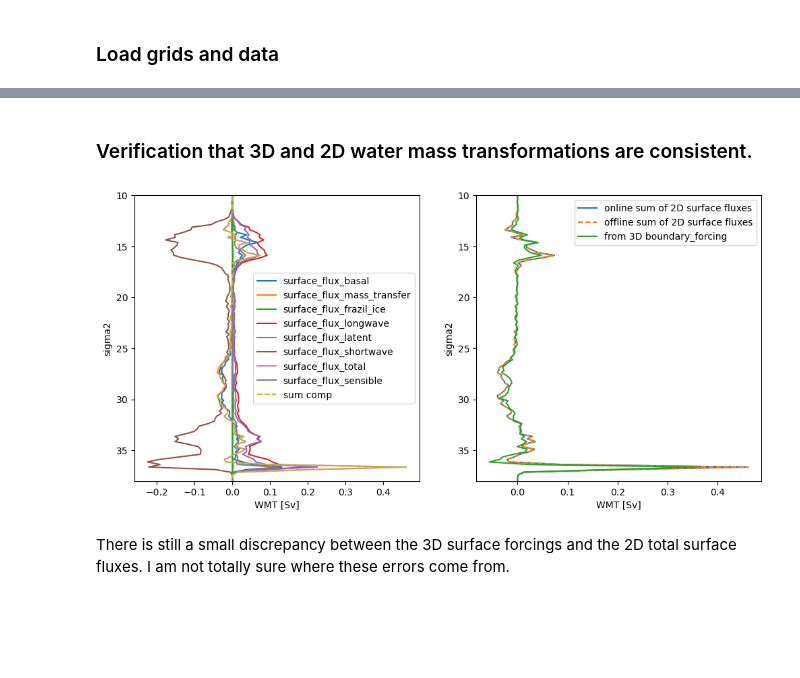
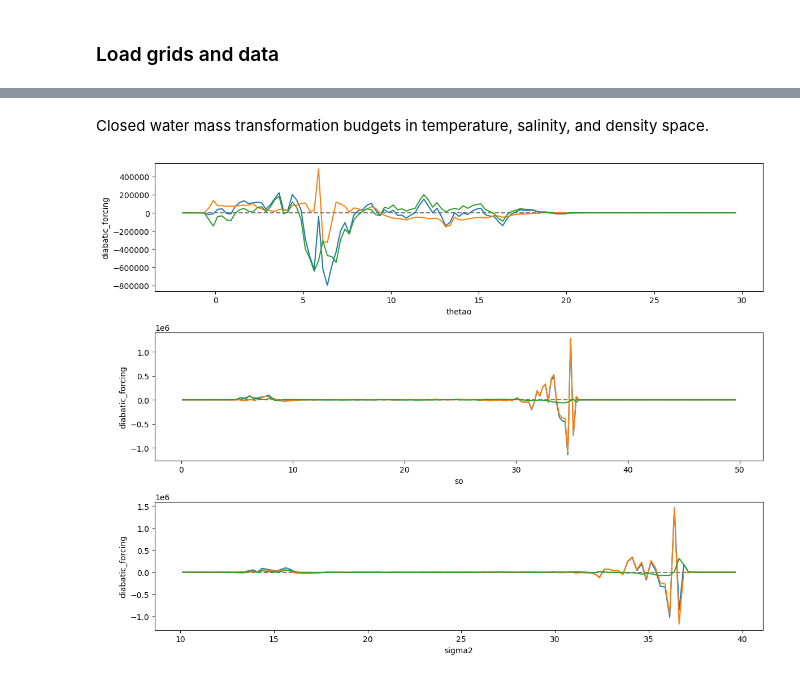
Before and after one commit to NOAA-GFDL/xwmt, a Jupyter notebook: notebooks/basic_xwmt_tutorial.ipynb, the cells around one changed output, grey strips where cells are left out. Cells and saved outputs as stored; diff of their text form; code cells hidden in the pictures; blank space fills up the shorter version.

```diff
--- a/notebooks/basic_xwmt_tutorial.ipynb
+++ b/notebooks/basic_xwmt_tutorial.ipynb
@@ -25,6 +22,7 @@ sim = "wmt_incsurffluxes.natv_rho2_zstr.monthly_daily_hourly.13months"
 rootdir = f"/archive/Graeme.Macgilchrist/MOM6-examples/ice_ocean_SIS2/Baltic_OM4_025/{sim}/Baltic_OM4_025/"
 prefix = '19000101.ocean_'+dt+'_'
 time = "190*"
+#time = "1900_02_01"
 
 # Diagnostics were saved into different files
 suffixs = ['surf','thck','heat','salt','xtra']
@@ -40,7 +38,6 @@ for suffix in suffixs:
     ds = xr.merge([ds,dsnow])
 
 # Select year-long subset
-ds = ds.sel(time=slice(snap.time[0], snap.time[-1]))
 ds = ds.sel(time=slice('1900-02-01 00', '1901-02-01 00'))
 
 #  Load grid
@@ -49,7 +46,8 @@ ocean_grid = xr.open_dataset(rootdir+oceangridname).squeeze()
 
 # Some renaming to match hdrake conventions
 ocean_grid = ocean_grid.rename({'depth_ocean':'deptho'})
-ds = ds.rename({'temp':'thetao'})
+ds = ds.rename({'temp':'thetao', 'salt':'so'})
+ds['sigma2'] = ds['rhopot2']-1000.
 
 # Add core coordinates of ocean_grid to ds
 ds = ds.assign_coords({
@@ -101,7 +97,23 @@ wmt = xwmt.WaterMassTransformations(ds, grid, budgets_dict)
+# %%
+wmt = xwmt.WaterMassTransformations(grid, budgets_dict)
 # %%
 import warnings
 with warnings.catch_warnings():
     warnings.simplefilter(action='ignore', category=FutureWarning)
-    G_temperature = wmt.integrate_transformations("temperature", bins=np.arange(-2, 30, 0.25))
-    G_salinity = wmt.integrate_transformations("salinity", bins=np.arange(0, 50, 0.25))
-    G_density = wmt.integrate_transformations("sigma2", bins=np.arange(10, 40, 0.25))
+
+    kwargs = {"sum_components":True, "group_processes":True}
+    G_temperature = wmt.integrate_transformations(
+        "temperature",
+        bins=np.arange(-2, 30, 0.25),
+        **kwargs
+    ).mean('time').compute()
+    G_salinity = wmt.integrate_transformations(
+        "salinity",
+        bins=np.arange(0, 50, 0.25),
+        **kwargs
+    ).mean('time').compute()
+    G_density = wmt.integrate_transformations(
+        "sigma2",
+        bins=np.arange(10, 40, 0.25),
+        **kwargs
+    ).mean('time').compute()
@@ -112,26 +120,12 @@ tmp = G_density[[v for v in G_density.data_vars if "surface_flux" in v]]
-# %% [markdown]
-### Verification that 3D and 2D water mass transformations are consistent.
-# %%
-plt.figure(figsize=(12,5.5))
-plt.subplot(1,2,1)
-flux = xr.zeros_like(G_density['surface_flux_total'])
-for k in tmp.data_vars:
-    if k!="surface_flux_total":
-        flux += tmp[k]
-    (tmp[k]*1e-6).mean('time').plot(y="sigma2", label=k)
-(flux*1e-6).mean('time').plot(y="sigma2", label="sum comp", ls="--")
-plt.legend()
-plt.ylim(38, 10)
-plt.xlabel("WMT [Sv]")
-
-plt.subplot(1,2,2)
-(flux*1e-6).mean('time').plot(label="online sum of 2D surface fluxes", y="sigma2")
-(tmp['surface_flux_total']*1e-6).mean('time').plot(ls="--", label="offline sum of 2D surface fluxes", y="sigma2")
-(G_density['boundary_forcing']*1e-6).mean('time').plot(label="from 3D boundary_forcing", y="sigma2")
-plt.legend()
-plt.ylim(38, 10)
-plt.xlabel("WMT [Sv]");
-# %% [output]
-[figure, removed]
-# %% [markdown]
-There is still a small discrepancy between the 3D surface forcings and the 2D total surface fluxes. I am not totally sure where these errors come from.
+# %% [markdown]
+Closed water mass transformation budgets in temperature, salinity, and density space.
+# %%
+fig, axes = plt.subplots(3,1,figsize=(12, 9))
+for G, ax in zip([G_temperature, G_salinity, G_density], axes):
+    (G['total_tendency'] - (G['advection'] + G['diabatic_forcing'])).plot(ax=ax, ls="--", color="k", alpha=0.5)
+    G['total_tendency'].plot(ax=ax)
+    G['advection'].plot(ax=ax)
+    G['diabatic_forcing'].plot(ax=ax)
+plt.tight_layout()
+# %% [output]
+[figure, added]
```
Also changed, not shown: parts of 9 cells of this notebook, 4 other files.
